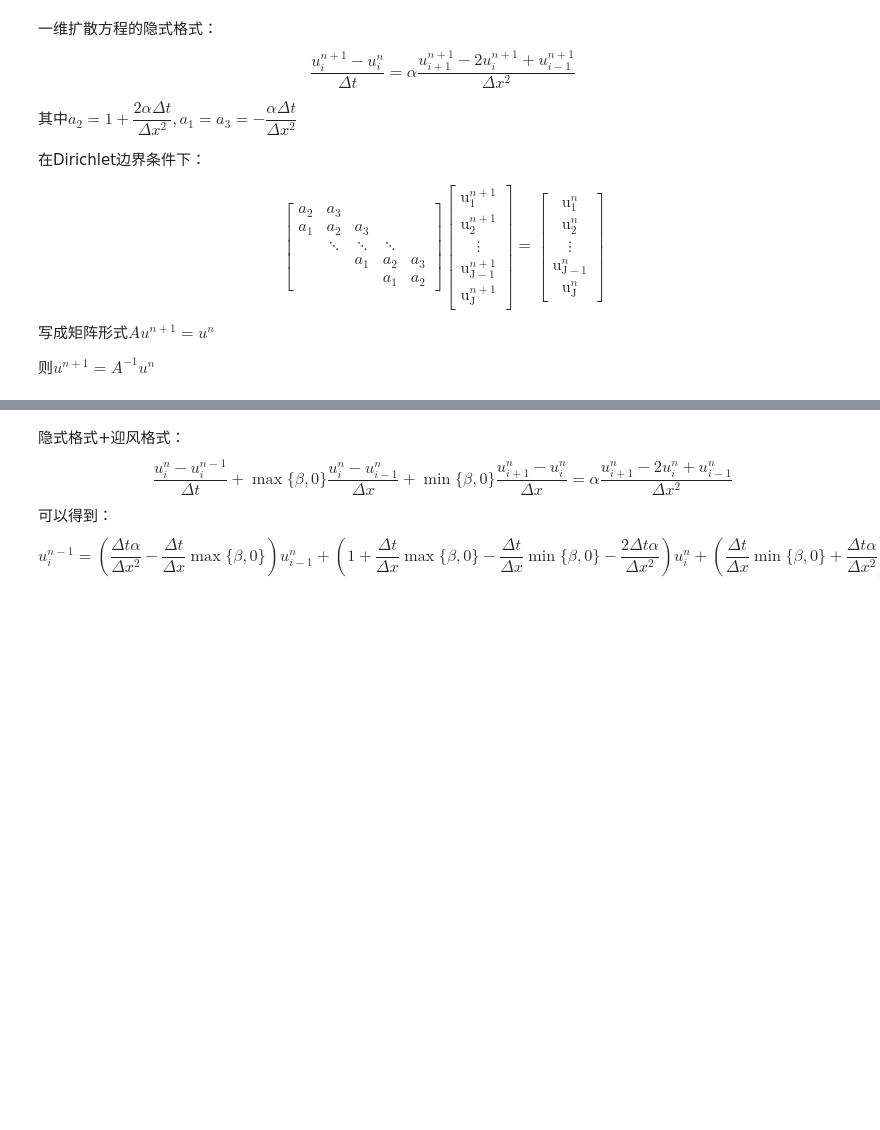
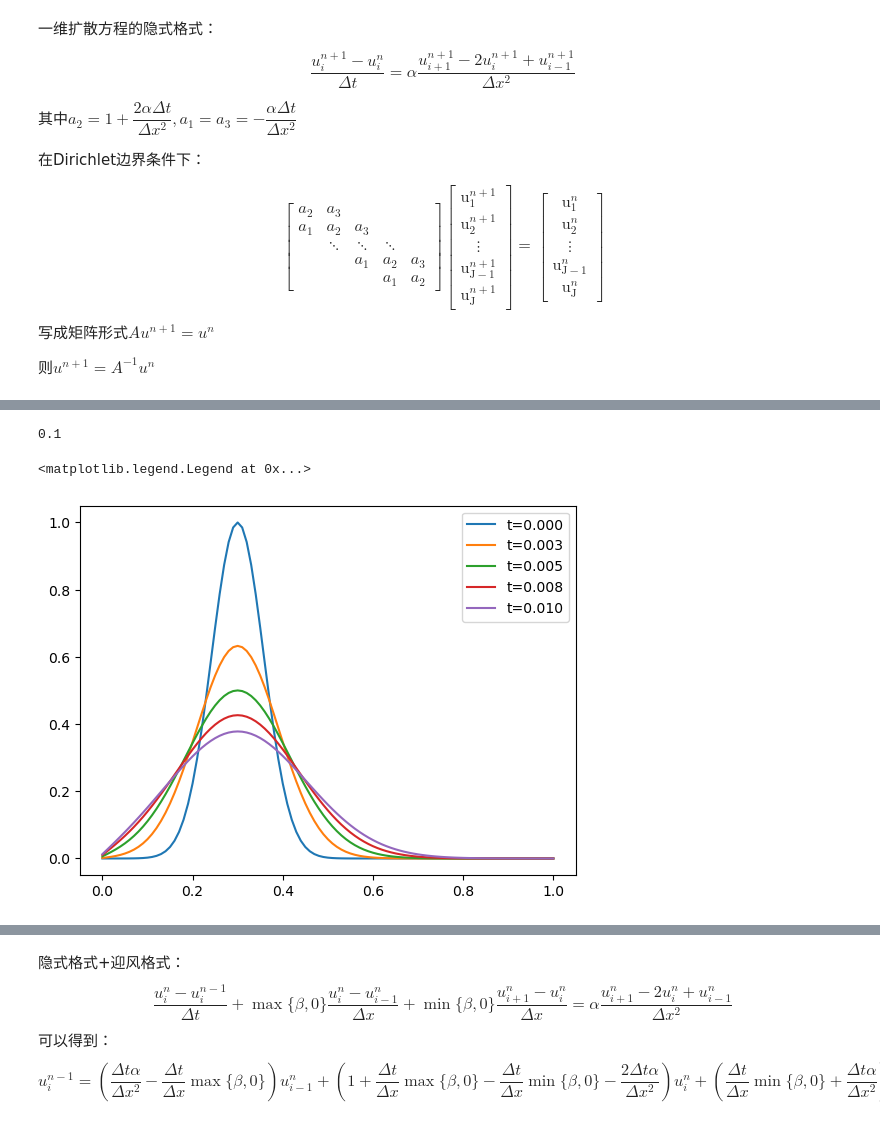
Before and after one commit to YongShen-98/numerical_PDE, a Jupyter notebook: 1D_Diffusion.ipynb, the cells around one changed output, grey strips where cells are left out. Drawn from its saved outputs; the diff is of its cells as text; code cells hidden in the pictures; blank space fills up the shorter version.

```diff
--- a/1D_Diffusion.ipynb
+++ b/1D_Diffusion.ipynb
@@ -80,3 +81,16 @@ $$
 写成矩阵形式$Au^{n+1} = u^{n}$
 
 则$u^{n+1} = A^{-1}u^{n}$
+# %%
+### 计算 alpha = 1
+alpha = 1
+x = np.linspace(0, 1,101)
+u0 = np.exp(-150*(x-0.3)**2)
+Nx = u0.shape[0]
+dx = x[1] - x[0]
+dt = 0.00001
+print("alpha:%.3f, dx: %.3f, dt:%.3f"%(alpha, dx, dt))
+
+plt.plot(x, u0, label="u0")
+plt.legend()
+plt.grid()
@@ -82,0 +100,8 @@ $$
+# %%
+A_diag = np.ones((Nx,))*2
+A_up = np.ones((Nx,))*3
+A_off = np.ones((Nx,))*1
+A = scipy.sparse.spdiags(A_diag, 0, Nx, Nx)\
+        +scipy.sparse.spdiags(A_up, 1, Nx, Nx)\
+        +scipy.sparse.spdiags(A_off, -1, Nx, Nx)
+print(A.toarray())
@@ -83 +116,30 @@ $$
+# %%
+def explicit(alpha, dt, dx, Nx):
+    a1 = alpha*dt/dx**2
+    a3 = alpha*dt/dx**2
+    a2 = 1 - 2*alpha*dt/dx**2
+    A_diag = np.ones((Nx,))*a2
+    A_up = np.ones((Nx,))*a3
+    A_off = np.ones((Nx,))*a1
+    A =  scipy.sparse.spdiags(A_diag, 0, Nx, Nx)\
+        +scipy.sparse.spdiags(A_up, 1, Nx, Nx)\
+        +scipy.sparse.spdiags(A_off, -1, Nx, Nx)
+    return A
+# %%
+dt/dx**2
+# %% [output]
+0.1
+# %%
+Nt = 1000
+T = dt * Nt
+sol = np.zeros((Nt,Nx))
+sol[0,:] = u0
+for ti in range(1,Nt):
+    sol[ti,:] = explicit(alpha, dt, dx, Nx)@sol[ti-1,:]
+for ti in [0, int(Nt/4), int(2*Nt/4), int(3*Nt/4), Nt-1]:
+    plt.plot(x, sol[ti,:], label="t=%.3f"%(dt*ti))
+plt.legend()
+# %% [output]
+<matplotlib.legend.Legend at 0x...>
+[figure, added]
 # %% [markdown]
```
Also changed, not shown: parts of 6 cells of this notebook.
